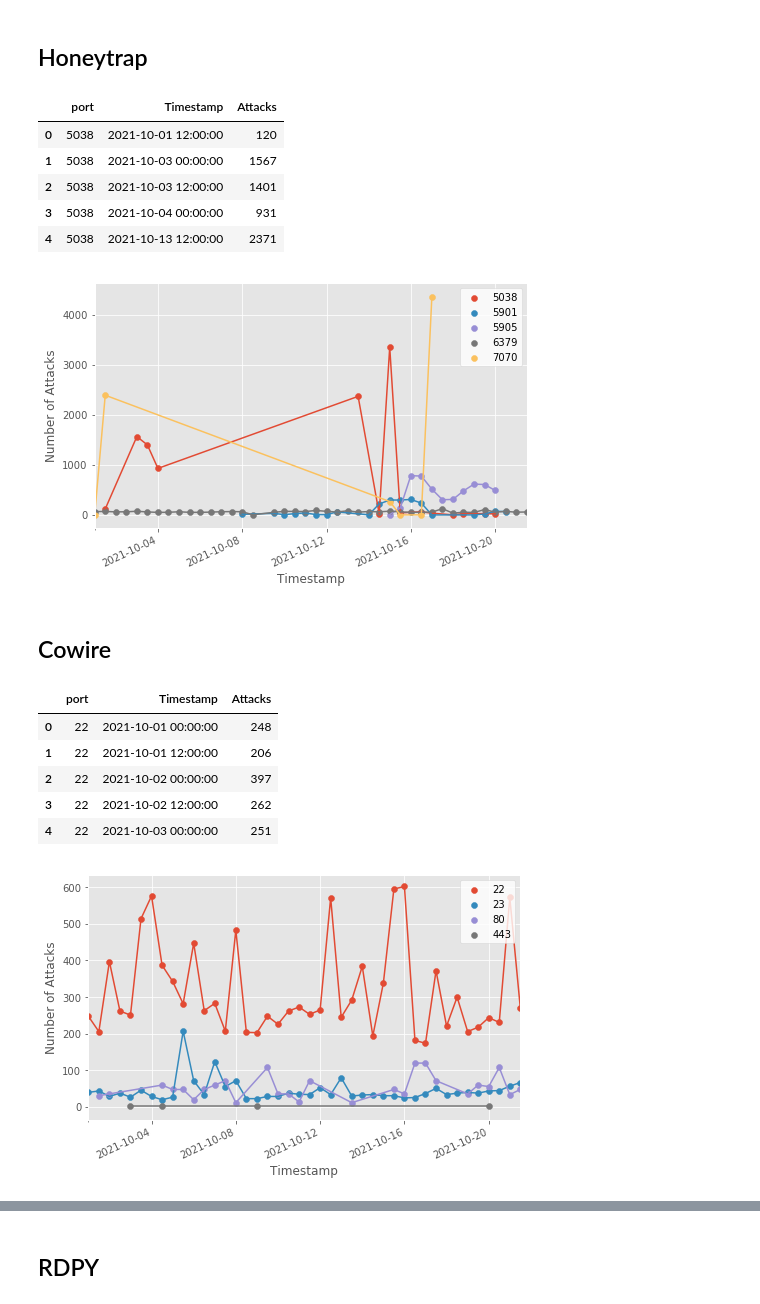
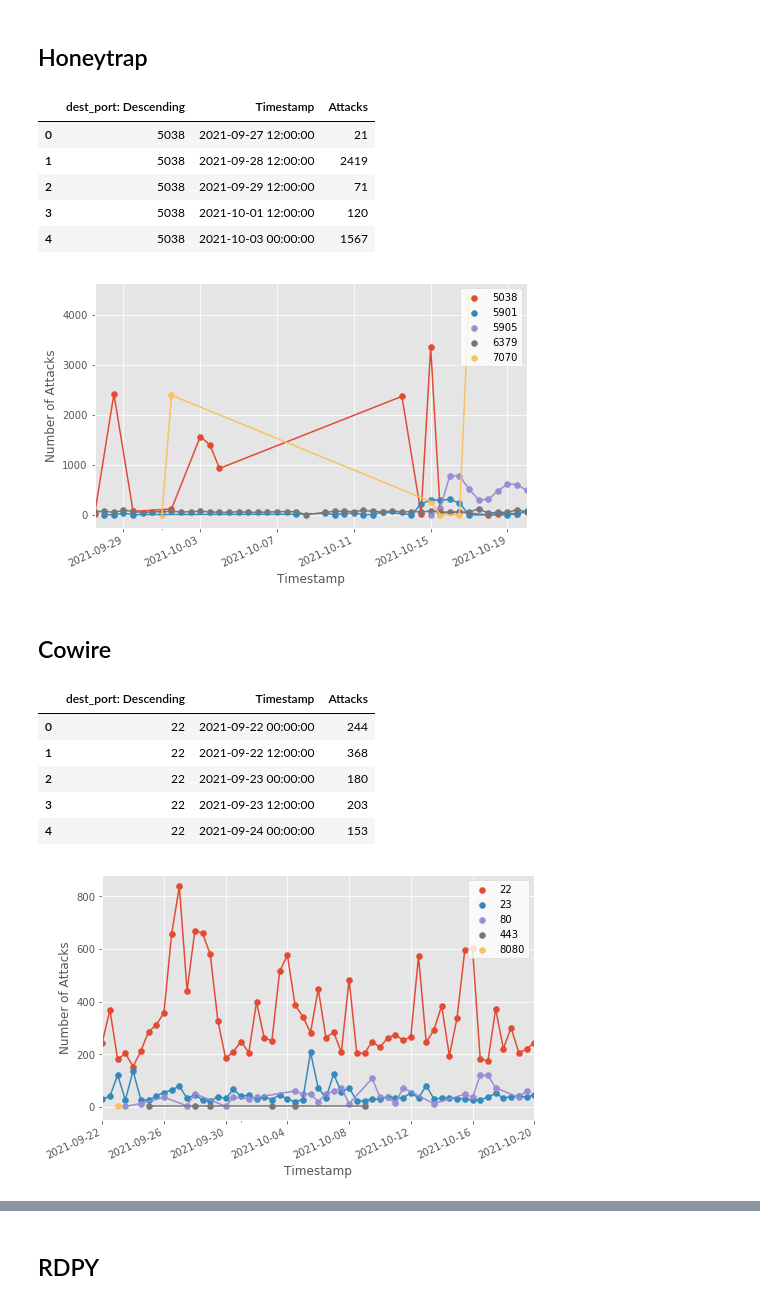
Before and after one commit to stefanDeveloper/master-thesis, a Jupyter notebook: plots/data-visualization.ipynb, the cells around one changed output, grey strips where cells are left out. Drawn from its saved outputs; the diff is of its cells as text; code cells hidden in the pictures.

Commit message:
Update plots for correct time frame

```diff
--- a/plots/data-visualization.ipynb
+++ b/plots/data-visualization.ipynb
@@ -197,7 +220,7 @@ fig, ax = plt.subplots(figsize = (15,5))
 x_pos = [i for i, _ in enumerate(df.groupby("Timestamp"))]
 
 bottoms=[]
-for idx, (k, d) in reversed(list(enumerate(df.groupby("alert")))):
+for idx, (k, d) in reversed(list(enumerate(df.groupby("alert.category.keyword: Descending")))):
     x = d["Timestamp"]
     y = d["Attacks"]
 
@@ -243,21 +266,21 @@ plt.show()
 # %% [markdown]
 ## Honeytrap
 # %%
-df = pd.read_csv("./data/tpot-honeytrap-port.csv")
+df = pd.read_csv("./data/Honeytrap - Attacks by Destination Ports Histogram.csv")
 df.Attacks = df.Attacks.str.replace(',', '').astype(int)
 df.Timestamp = pd.to_datetime(df.Timestamp)
 df.head()
 # %% [output]
-|  | port | Timestamp | Attacks |
-| 0 | 5038 | 2021-10-01 12:00:00 | 120 |
-| 1 | 5038 | 2021-10-03 00:00:00 | 1567 |
-| 2 | 5038 | 2021-10-03 12:00:00 | 1401 |
-| 3 | 5038 | 2021-10-04 00:00:00 | 931 |
-| 4 | 5038 | 2021-10-13 12:00:00 | 2371 |
+|  | dest_port: Descending | Timestamp | Attacks |
+| 0 | 5038 | 2021-09-27 12:00:00 | 21 |
+| 1 | 5038 | 2021-09-28 12:00:00 | 2419 |
+| 2 | 5038 | 2021-09-29 12:00:00 | 71 |
+| 3 | 5038 | 2021-10-01 12:00:00 | 120 |
+| 4 | 5038 | 2021-10-03 00:00:00 | 1567 |
 # %%
 fig, ax = plt.subplots(figsize = (8,5))
 
-for k, d in df.groupby('port'):
+for k, d in df.groupby('dest_port: Descending'):
     x = d['Timestamp'].to_numpy()
     y = d['Attacks'].to_numpy()
 
@@ -295,24 +318,24 @@ plt.gcf().subplots_adjust(left=0.15)
 plt.savefig("tpot-honeytrap-port.pdf", format="pdf", bbox_inches="tight", pad_inches=0)
 plt.show()
 # %% [output]
-[figure, old version]
+[figure, new version]
 # %% [markdown]
 ## Cowire
 # %%
-df = pd.read_csv("./data/tpot-cowire-port.csv")
+df = pd.read_csv("./data/Cowrie - Attacks by Destination Ports Histogram.csv")
 df.Timestamp = pd.to_datetime(df.Timestamp)
 df.head()
 # %% [output]
-|  | port | Timestamp | Attacks |
-| 0 | 22 | 2021-10-01 00:00:00 | 248 |
-| 1 | 22 | 2021-10-01 12:00:00 | 206 |
-| 2 | 22 | 2021-10-02 00:00:00 | 397 |
-| 3 | 22 | 2021-10-02 12:00:00 | 262 |
-| 4 | 22 | 2021-10-03 00:00:00 | 251 |
+|  | dest_port: Descending | Timestamp | Attacks |
+| 0 | 22 | 2021-09-22 00:00:00 | 244 |
+| 1 | 22 | 2021-09-22 12:00:00 | 368 |
+| 2 | 22 | 2021-09-23 00:00:00 | 180 |
+| 3 | 22 | 2021-09-23 12:00:00 | 203 |
+| 4 | 22 | 2021-09-24 00:00:00 | 153 |
 # %%
 fig, ax = plt.subplots(figsize = (8,5))
 
-for k, d in df.groupby('port'):
+for k, d in df.groupby('dest_port: Descending'):
     x = d['Timestamp'].to_numpy()
     y = d['Attacks'].to_numpy()
 
@@ -322,33 +345,33 @@ for k, d in df.groupby('port'):
     ax.scatter(x,y, label=k)
     ax.plot(x,y)
 
 
 fig.autofmt_xdate()
 ax.set_ylabel("Number of Attacks")
 ax.set_xlabel("Timestamp")
 
 # Major ticks every 6 months.
 fmt_half_year = mdates.DayLocator(interval=4)
 ax.xaxis.set_major_locator(fmt_half_year)
 
 # Minor ticks every month.
 fmt_month = mdates.MonthLocator()
 ax.xaxis.set_minor_locator(fmt_month)
 
 # Round to nearest years.
 datemin = df.Timestamp.min()
 datemax = df.Timestamp.max()
 ax.set_xlim(datemin, datemax)
 
 # Put a legend to the right of the current axis
 legend = plt.legend(loc='upper right',frameon = 1)
 frame = legend.get_frame()
 frame.set_facecolor('white')
 
 plt.xticks( rotation=25 )
 plt.gcf().subplots_adjust(left=0.15)
-plt.savefig("tpot-cowire-port.pdf", format="pdf", bbox_inches="tight", pad_inches=0)
+plt.savefig("tpot-cowrie-port.pdf", format="pdf", bbox_inches="tight", pad_inches=0)
 plt.show()
 # %% [output]
-[figure, old version]
+[figure, new version]
 # %%
```
Also changed, not shown: parts of 20 cells of this notebook, 13 other files.
